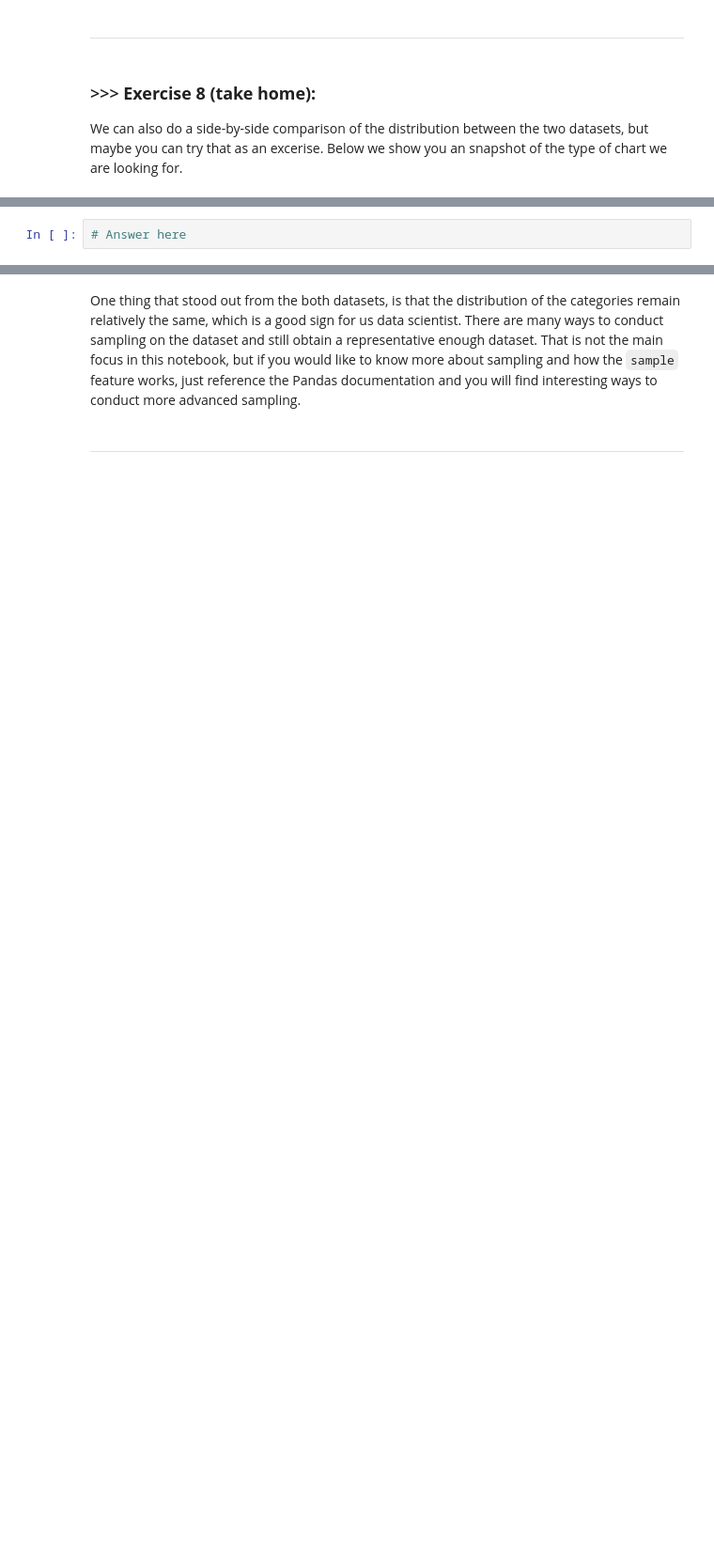
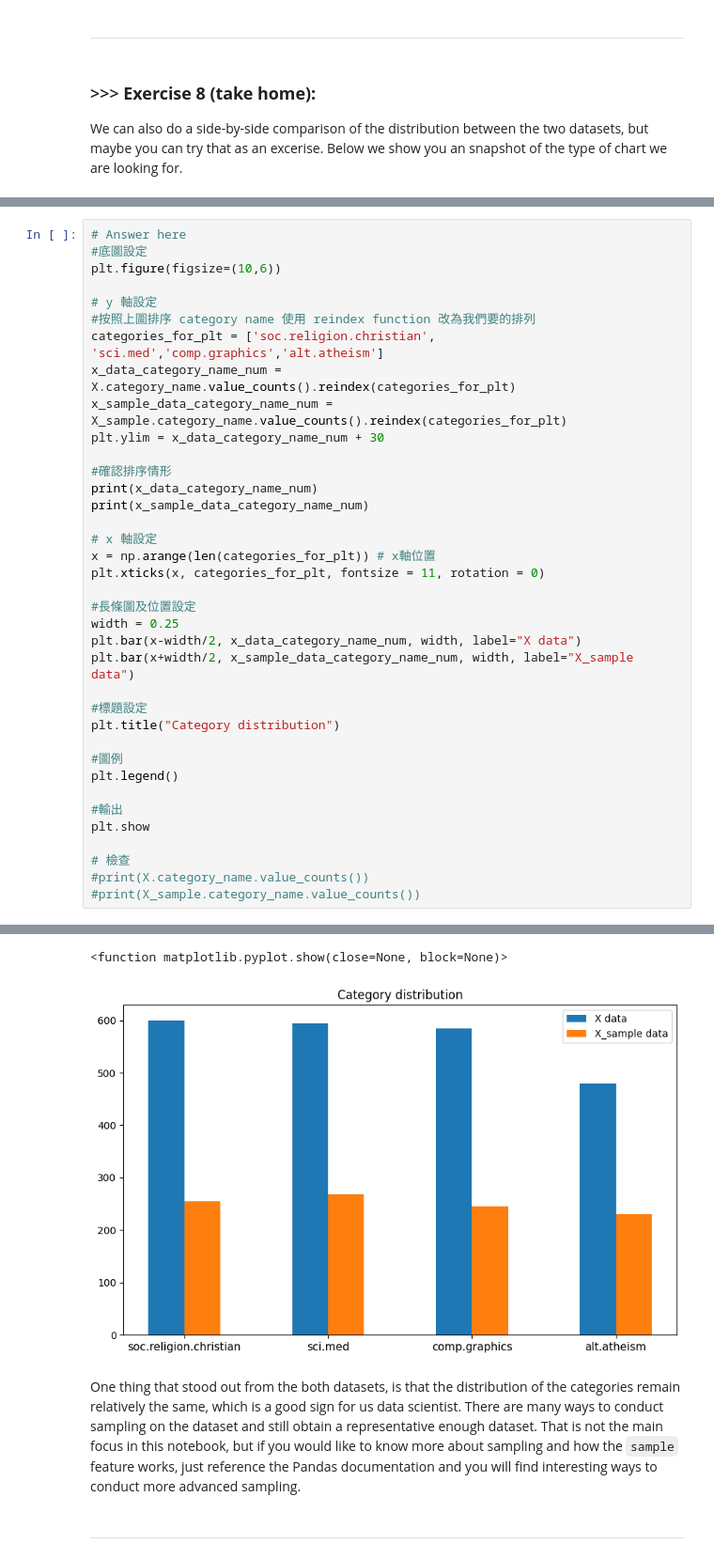
Before and after one commit to jungswork/DM2025-Lab1-Exercise, a Jupyter notebook: DM2025-Lab1-Master.ipynb, the cells around one changed output, grey strips where cells are left out. Shown at 94% size. Drawn from its saved outputs; the diff is of its cells as text; blank space fills up the shorter version.

```diff
--- a/DM2025-Lab1-Master.ipynb
+++ b/DM2025-Lab1-Master.ipynb
@@ -943,5 +951,41 @@ Notice that for the `ylim` parameters we hardcoded the maximum value for y. Is i
 We can also do a side-by-side comparison of the distribution between the two datasets, but maybe you can try that as an excerise. Below we show you an snapshot of the type of chart we are looking for.
 # %% [markdown]
 ![alt txt](https://i.imgur.com/9eO431H.png)
-# %%
-# Answer here
+# %%
+# Answer here
+#底圖設定
+plt.figure(figsize=(10,6))
+
+# y 軸設定
+#按照上圖排序 category name 使用 reindex function 改為我們要的排列
+categories_for_plt = ['soc.religion.christian',  'sci.med','comp.graphics','alt.atheism']
+x_data_category_name_num = X.category_name.value_counts().reindex(categories_for_plt)
+x_sample_data_category_name_num = X_sample.category_name.value_counts().reindex(categories_for_plt)
+plt.ylim = x_data_category_name_num + 30
+
+#確認排序情形
+print(x_data_category_name_num)
+print(x_sample_data_category_name_num)
+
+# x 軸設定
+x = np.arange(len(categories_for_plt)) # x軸位置
+plt.xticks(x, categories_for_plt, fontsize = 11, rotation = 0)
+
+#長條圖及位置設定
+width = 0.25
+plt.bar(x-width/2, x_data_category_name_num, width, label="X data")
+plt.bar(x+width/2, x_sample_data_category_name_num, width, label="X_sample data")
+
+#標題設定
+plt.title("Category distribution")
+
+#圖例
+plt.legend()
+
+#輸出
+plt.show
+
+# 檢查
+#print(X.category_name.value_counts())
+#print(X_sample.category_name.value_counts())
+# %% [output]
@@ -948,3 +1004,5 @@ We can also do a side-by-side comparison of the distribution between the two dat
+<function matplotlib.pyplot.show(close=None, block=None)>
+[figure, added]
 # %% [markdown]
 One thing that stood out from the both datasets, is that the distribution of the categories remain relatively the same, which is a good sign for us data scientist. There are many ways to conduct sampling on the dataset and still obtain a representative enough dataset. That is not the main focus in this notebook, but if you would like to know more about sampling and how the `sample` feature works, just reference the Pandas documentation and you will find interesting ways to conduct more advanced sampling.
 # %% [markdown]
```
Also changed, not shown: parts of 7 cells of this notebook.
